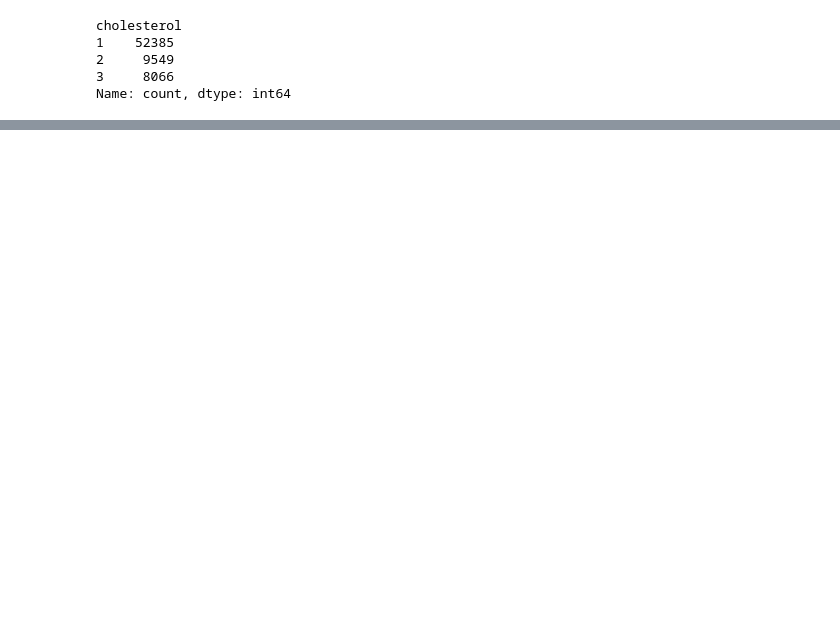
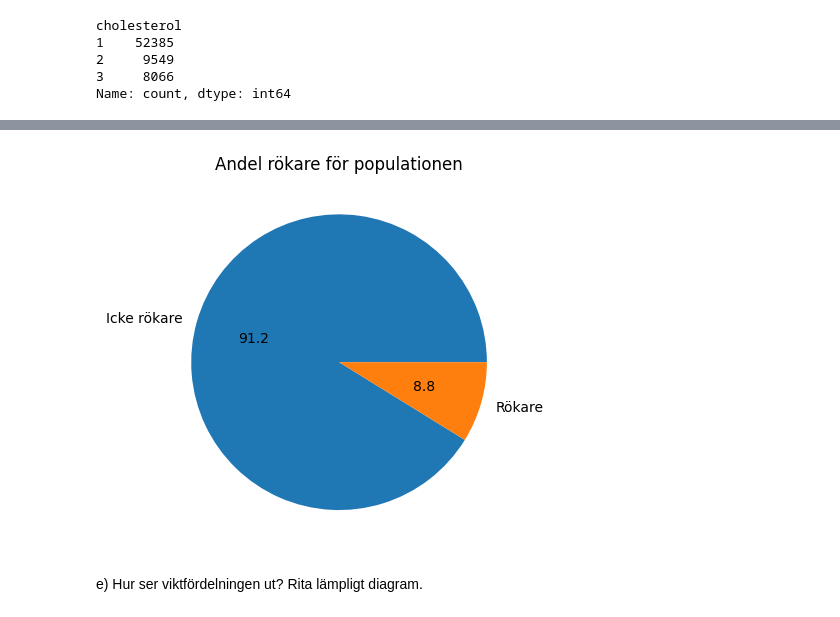
Before and after one commit to danlundh67/AI-recomend_predict, a Jupyter notebook: heart.ipynb, the cells around one changed output, grey strips where cells are left out. Drawn from its saved outputs; the diff is of its cells as text; code cells hidden in the pictures; blank space fills up the shorter version.

```diff
--- a/heart.ipynb
+++ b/heart.ipynb
@@ -94,0 +130,21 @@ Name: count, dtype: int64
+# %%
+df_heart['Smoke']=df_heart['smoke'].replace({0:'Icke rökare', 1:'Rökare'})
+
+# fixa tårt diagram
+
+#sns.countplot(x='Chol', data=df_heart)
+
+pal_col= sns.color_palette('dark')
+
+df_heart['Smoke'].value_counts().plot(kind='pie',autopct='%.1f')
+
+
+plt.title('Andel rökare för populationen')
+plt.xlabel('')
+plt.ylabel('')
+
+plt.show()
+# %% [output]
+[figure, added]
+# %% [markdown]
+e) Hur ser viktfördelningen ut? Rita lämpligt diagram.
```
Also changed, not shown: parts of 9 cells of this notebook.
